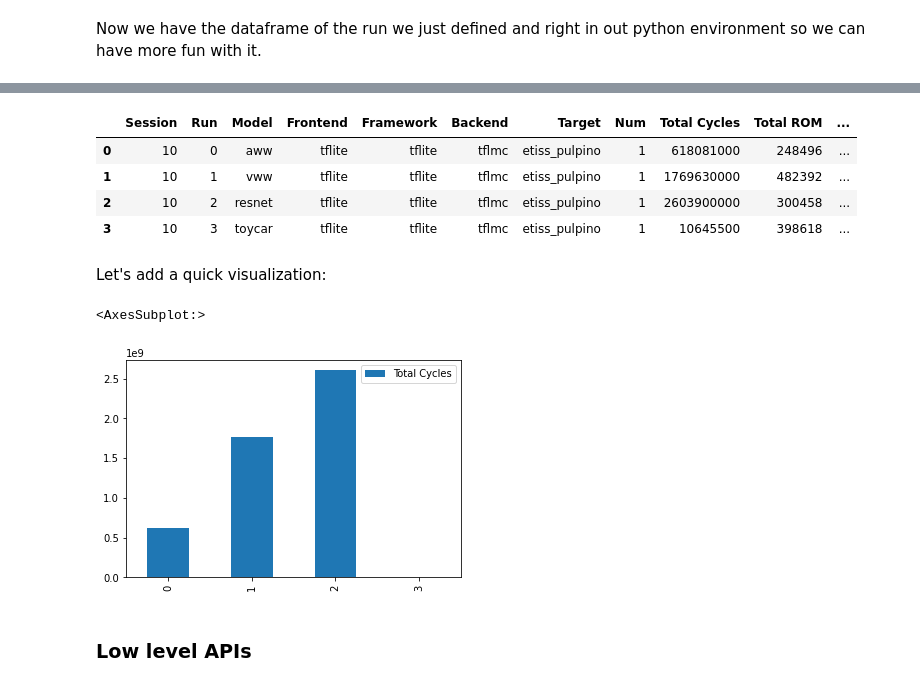
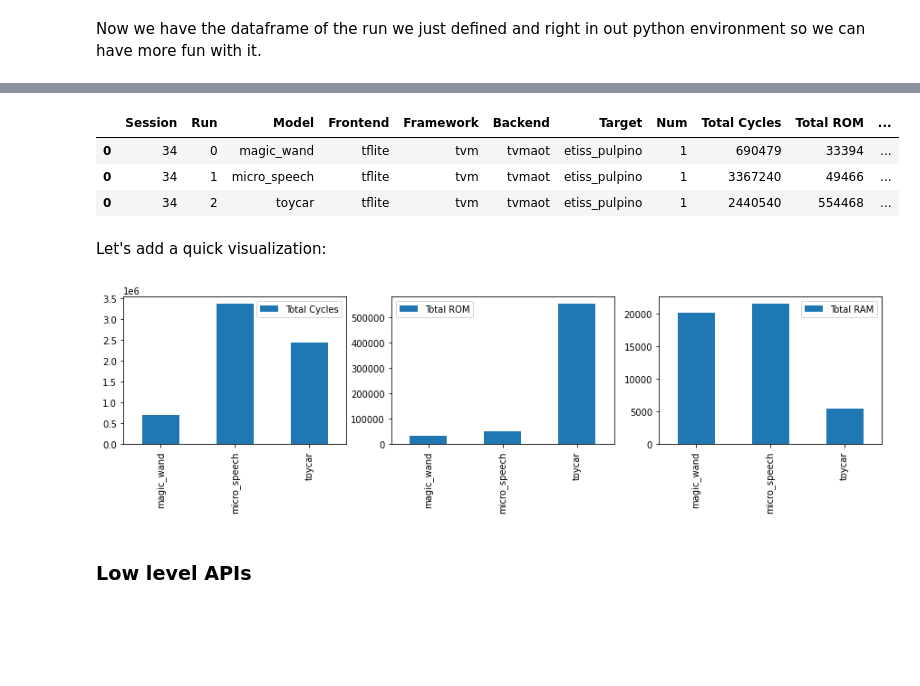
Before and after one commit to tum-ei-eda/mlonmcu, a Jupyter notebook: ipynb/Demo.ipynb, the cells around one changed output, grey strips where cells are left out. Cells and saved outputs as stored; diff of their text form; code cells hidden in the pictures; blank space fills up the shorter version.

```diff
--- a/ipynb/Demo.ipynb
+++ b/ipynb/Demo.ipynb
@@ -396,5 +479,8 @@ While it is also possible to initialize and setup an MLonMCU environment via Pyt
 # %% [markdown]
 ### Open a MLonMCU context to load the environment
 # %%
-%env MLONMCU_HOME=/tmp/mlonmcu_env
+import mlonmcu.context
+
+with mlonmcu.context.MlonMcuContext() as context:
+    pass
 # %% [output]
@@ -403,17 +490,20 @@ env: MLONMCU_HOME=/tmp/mlonmcu_env
 ### Running the MLonMCU flow
 # %%
 import mlonmcu.context
-from mlonmcu.models.lookup import lookup_models
+from mlonmcu.session.run import RunStage
+
+MODEL_NAMES = ["magic_wand", "micro_speech", "toycar"]
 
 with mlonmcu.context.MlonMcuContext() as context:
     session = context.create_session()
-    run = session.create_run(features=[], config={})
-    run.add_model_by_name("tinymlperf")
-    run.add_frontend_by_name("tflite")
-    run.add_backend_by_name("tvmaot")
-    run.add_target_by_name("host_x86")
-    # session.process_runs()
-    df = session.get_reports()
+    for model_name in MODEL_NAMES:
+        run = session.create_run(features=[], config={})
+        run.add_frontend_by_name("tflite", context=context)
+        run.add_model_by_name(model_name, context=context)
+        run.add_backend_by_name("tvmaot", context=context)
+        run.add_target_by_name("etiss_pulpino", context=context)
+    session.process_runs(until=RunStage.RUN, context=context)
+    report = session.get_reports()
 # %% [output]
 INFO - Loading environment cache from file
 INFO - Successfully initialized cache
@@ -437,20 +527,27 @@ sys     0m22.042s
-# %%
-df = tabularize_latest_report()
-df
-# %% [output]
-|  | Session | Run | Model | Frontend | Framework | Backend | Target | Num | Total Cycles | Total ROM | ... |
-| 0 | 10 | 0 | aww | tflite | tflite | tflmc | etiss_pulpino | 1 | 618081000 | 248496 | ... |
-| 1 | 10 | 1 | vww | tflite | tflite | tflmc | etiss_pulpino | 1 | 1769630000 | 482392 | ... |
-| 2 | 10 | 2 | resnet | tflite | tflite | tflmc | etiss_pulpino | 1 | 2603900000 | 300458 | ... |
-| 3 | 10 | 3 | toycar | tflite | tflite | tflmc | etiss_pulpino | 1 | 10645500 | 398618 | ... |
+# %%
+report.df
+# %% [output]
+|  | Session | Run | Model | Frontend | Framework | Backend | Target | Num | Total Cycles | Total ROM | ... |
+| 0 | 34 | 0 | magic_wand | tflite | tvm | tvmaot | etiss_pulpino | 1 | 690479 | 33394 | ... |
+| 0 | 34 | 1 | micro_speech | tflite | tvm | tvmaot | etiss_pulpino | 1 | 3367240 | 49466 | ... |
+| 0 | 34 | 2 | toycar | tflite | tvm | tvmaot | etiss_pulpino | 1 | 2440540 | 554468 | ... |
 # %% [markdown]
 Let's add a quick visualization:
 # %%
-new_df = df[["Model", "Backend", "Total Cycles"]]
-new_df.plot(kind="bar")
+import matplotlib.pyplot as plt
+
+COLS = ["Total Cycles", "Total ROM", "Total RAM"]
+
+fig, axes = plt.subplots(ncols=len(COLS))
+plt.rcParams["figure.figsize"] = (15, 3) # (w, h)
+
+
+for i, col in enumerate(COLS):
+    new_df = report.df[[col]].astype(float)
+    new_df.index = MODEL_NAMES
+    new_df.plot(kind="bar", ax=axes[i])
 # %% [output]
-<AxesSubplot:>
-[figure, old version]
+[figure, new version]
 # %% [markdown]
 ### Low level APIs
 # %%
```
Also changed, not shown: parts of 29 cells of this notebook, 1 other file.
